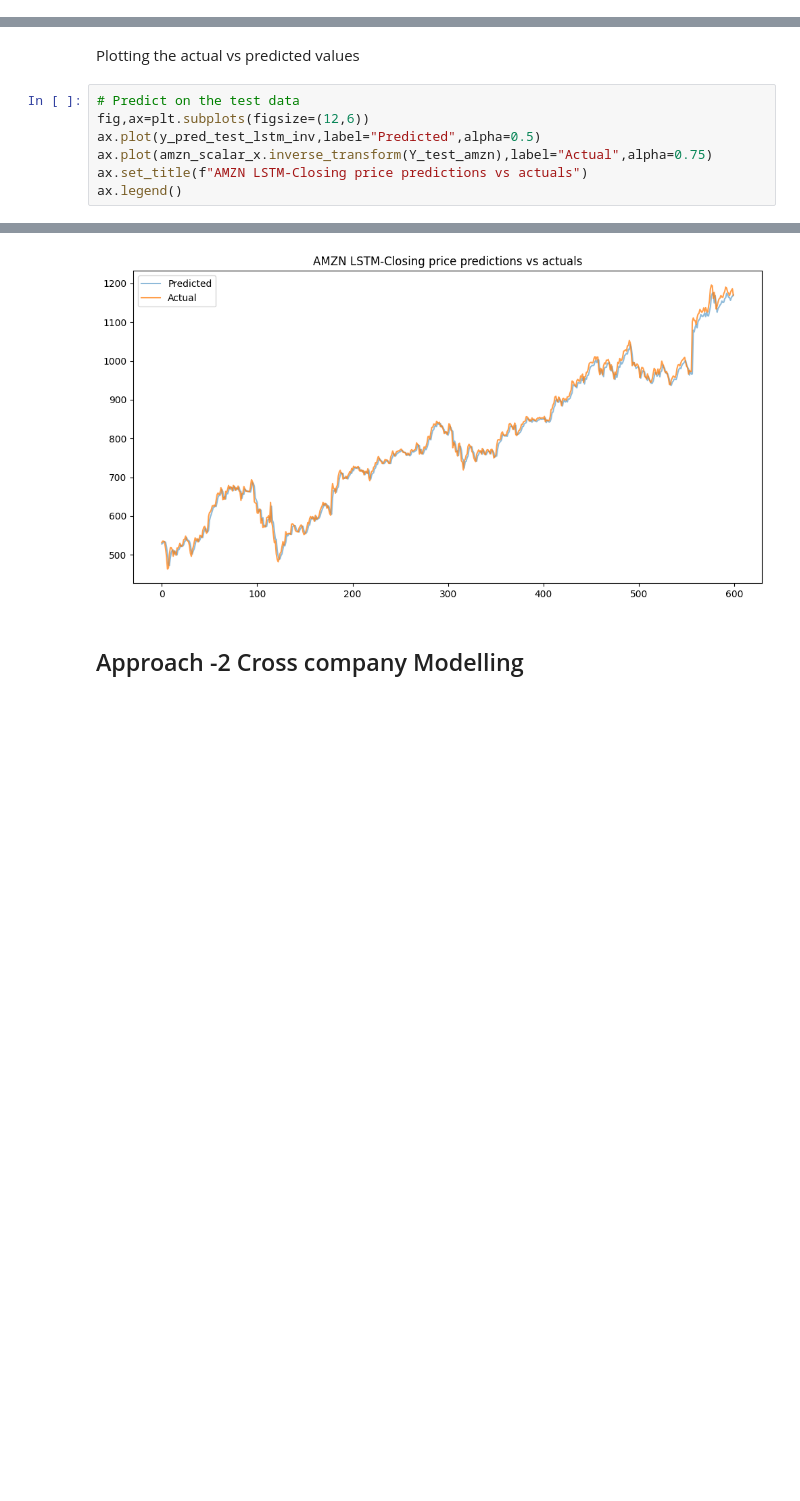
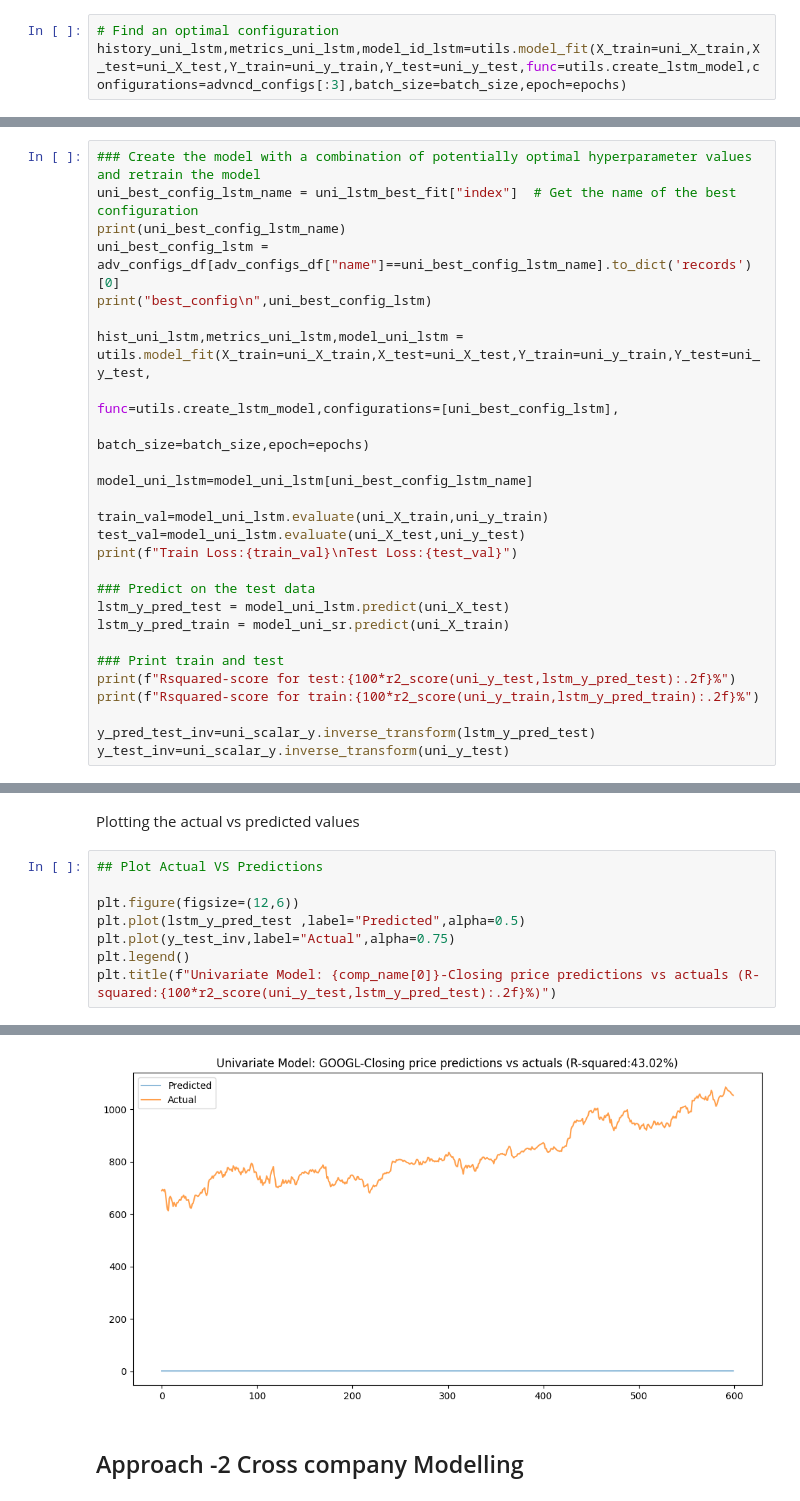
Before and after one commit to Abbhiraami/ML_AI_masters, a Jupyter notebook: RNN_Assignment/RNN_Assg_Stock_Price_Prediction_AbbhiraamiS.ipynb, the cells around one changed output, grey strips where cells are left out. Saved outputs shown, nothing was run; the diff lists cells and outputs as text; blank space fills up the shorter version.

```diff
--- a/RNN_Assignment/RNN_Assg_Stock_Price_Prediction_AbbhiraamiS.ipynb
+++ b/RNN_Assignment/RNN_Assg_Stock_Price_Prediction_AbbhiraamiS.ipynb
@@ -647,0 +620,3 @@ for config_names, configurations in configs_lst.items():
+# %%
+# Find an optimal configuration
+history_uni_lstm,metrics_uni_lstm,model_id_lstm=utils.model_fit(X_train=uni_X_train,X_test=uni_X_test,Y_train=uni_y_train,Y_test=uni_y_test,func=utils.create_lstm_model,configurations=advncd_configs[:3],batch_size=batch_size,epoch=epochs)
@@ -710,0 +643,27 @@ Mean-absolute-error:10.152224879964194
+# %%
+### Create the model with a combination of potentially optimal hyperparameter values and retrain the model
+uni_best_config_lstm_name = uni_lstm_best_fit["index"]  # Get the name of the best configuration
+print(uni_best_config_lstm_name)
+uni_best_config_lstm = adv_configs_df[adv_configs_df["name"]==uni_best_config_lstm_name].to_dict('records')[0]
+print("best_config\n",uni_best_config_lstm)
+
+hist_uni_lstm,metrics_uni_lstm,model_uni_lstm = utils.model_fit(X_train=uni_X_train,X_test=uni_X_test,Y_train=uni_y_train,Y_test=uni_y_test,
+                                                          func=utils.create_lstm_model,configurations=[uni_best_config_lstm],
+                                                          batch_size=batch_size,epoch=epochs)
+
+model_uni_lstm=model_uni_lstm[uni_best_config_lstm_name]
+
+train_val=model_uni_lstm.evaluate(uni_X_train,uni_y_train)
+test_val=model_uni_lstm.evaluate(uni_X_test,uni_y_test)
+print(f"Train Loss:{train_val}\nTest Loss:{test_val}")
+
+### Predict on the test data
+lstm_y_pred_test = model_uni_lstm.predict(uni_X_test)
+lstm_y_pred_train = model_uni_sr.predict(uni_X_train)
+
+### Print train and test
+print(f"Rsquared-score for test:{100*r2_score(uni_y_test,lstm_y_pred_test):.2f}%")
+print(f"Rsquared-score for train:{100*r2_score(uni_y_train,lstm_y_pred_train):.2f}%")
+
+y_pred_test_inv=uni_scalar_y.inverse_transform(lstm_y_pred_test)
+y_test_inv=uni_scalar_y.inverse_transform(uni_y_test)
@@ -711,10 +682,11 @@ Mean-absolute-error:10.152224879964194
 # %% [markdown]
 Plotting the actual vs predicted values
 # %%
-# Predict on the test data
-fig,ax=plt.subplots(figsize=(12,6))
-ax.plot(y_pred_test_lstm_inv,label="Predicted",alpha=0.5)
-ax.plot(amzn_scalar_x.inverse_transform(Y_test_amzn),label="Actual",alpha=0.75)
-ax.set_title(f"AMZN LSTM-Closing price predictions vs actuals")
-ax.legend()
+## Plot Actual VS Predictions
+
+plt.figure(figsize=(12,6))
+plt.plot(lstm_y_pred_test ,label="Predicted",alpha=0.5)
+plt.plot(y_test_inv,label="Actual",alpha=0.75)
+plt.legend()
+plt.title(f"Univariate Model: {comp_name[0]}-Closing price predictions vs actuals (R-squared:{100*r2_score(uni_y_test,lstm_y_pred_test):.2f}%)")
 # %% [output]
@@ -722,4 +694,4 @@ ax.legend()
-[figure, old version]
+[figure, new version]
 # %% [markdown]
 ## Approach -2 Cross company Modelling
 # %% [markdown]
```
Also changed, not shown: parts of 14 cells of this notebook.
